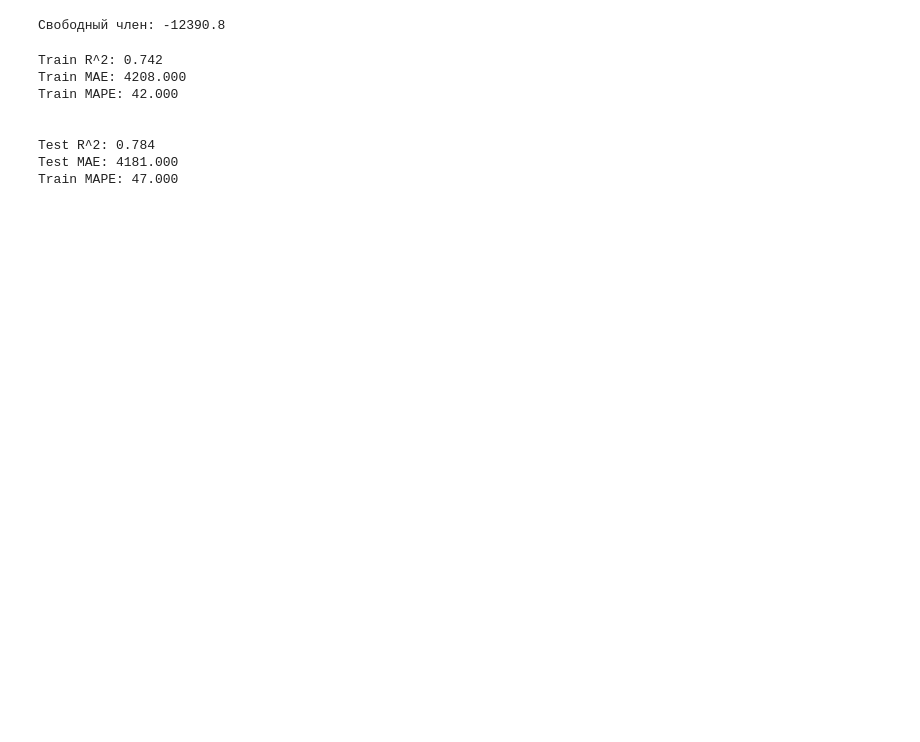
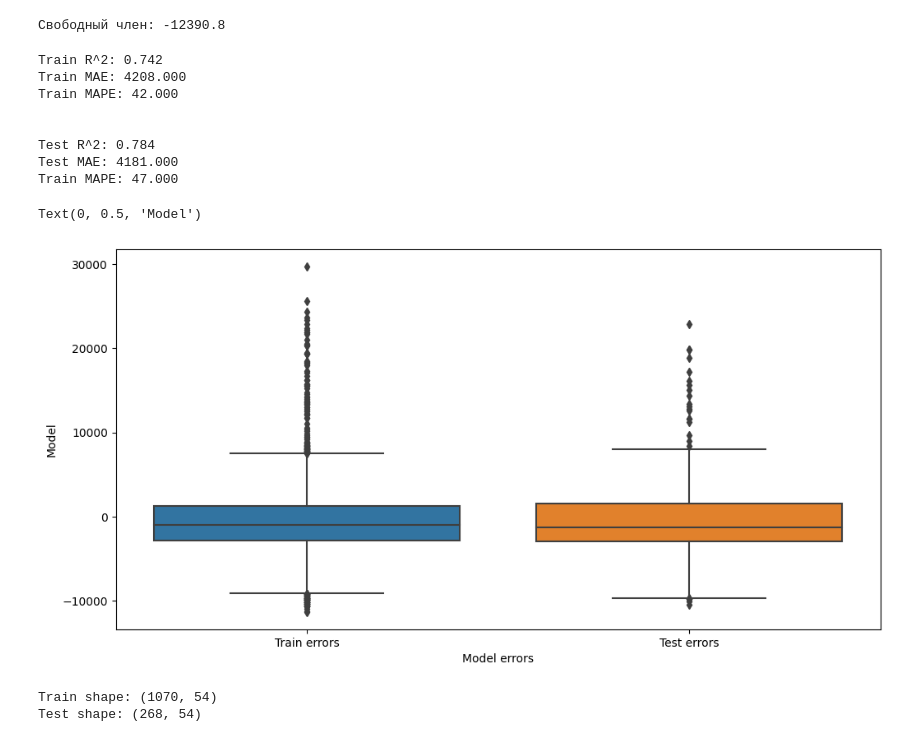
Before and after one commit to DenisBaburin/ds_school_148, a Jupyter notebook: DS_school/ML basics/ML-2_Обучение с учителем_регрессия/ML-2_Обучение с учителем_регрессия_практика.ipynb, the cells around one changed output. Drawn from its saved outputs; the diff is of its cells as text; code cells hidden in the pictures; blank space fills up the shorter version.

```diff
--- a/DS_school/ML basics/ML-2_Обучение с учителем_регрессия/ML-2_Обучение с учителем_регрессия_практика.ipynb
+++ b/DS_school/ML basics/ML-2_Обучение с учителем_регрессия/ML-2_Обучение с учителем_регрессия_практика.ipynb
@@ -147,3 +162,18 @@ Train MAPE: 42.000
 Test R^2: 0.784
 Test MAE: 4181.000
 Train MAPE: 47.000
+# %%
+fig, ax = plt.subplots(figsize=(12, 6))
+y_train_errors = y_train - y_train_pred
+y_test_errors  = y_test - y_test_pred
+predict_df = pd.DataFrame({
+    'Train errors': y_train_errors,
+    'Test errors': y_test_errors
+})
+
+sns.boxplot(data=predict_df, ax=ax)
+ax.set_xlabel('Model errors')
+ax.set_ylabel('Model')
+# %% [output]
+Text(0, 0.5, 'Model')
+[figure, added]
@@ -149,0 +185,12 @@ Train MAPE: 47.000
+# %%
+poly = preprocessing.PolynomialFeatures(degree=2, include_bias=False)
+poly.fit(X_train_scaled)
+
+X_train_scaled_poly = poly.transform(X_train_scaled)
+X_test_scaled_poly = poly.transform(X_test_scaled)
+
+print('Train shape: {}'.format(X_train_scaled_poly.shape))
+print('Test shape: {}'.format(X_test_scaled_poly.shape))
+# %% [output]
+Train shape: (1070, 54)
+Test shape: (268, 54)
```
Also changed, not shown: parts of 6 cells of this notebook, 1 other file.
